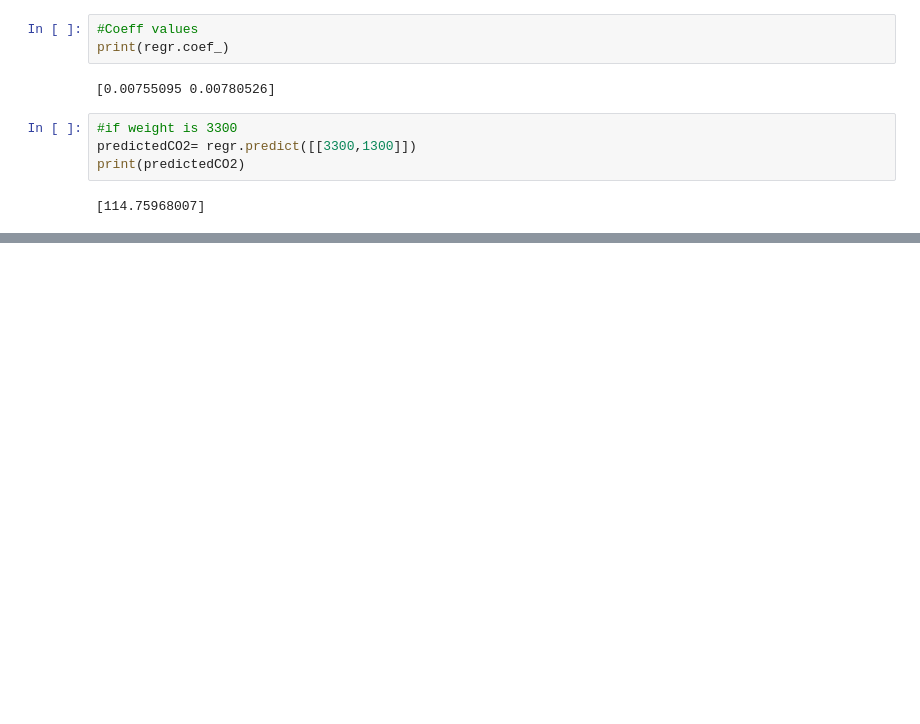
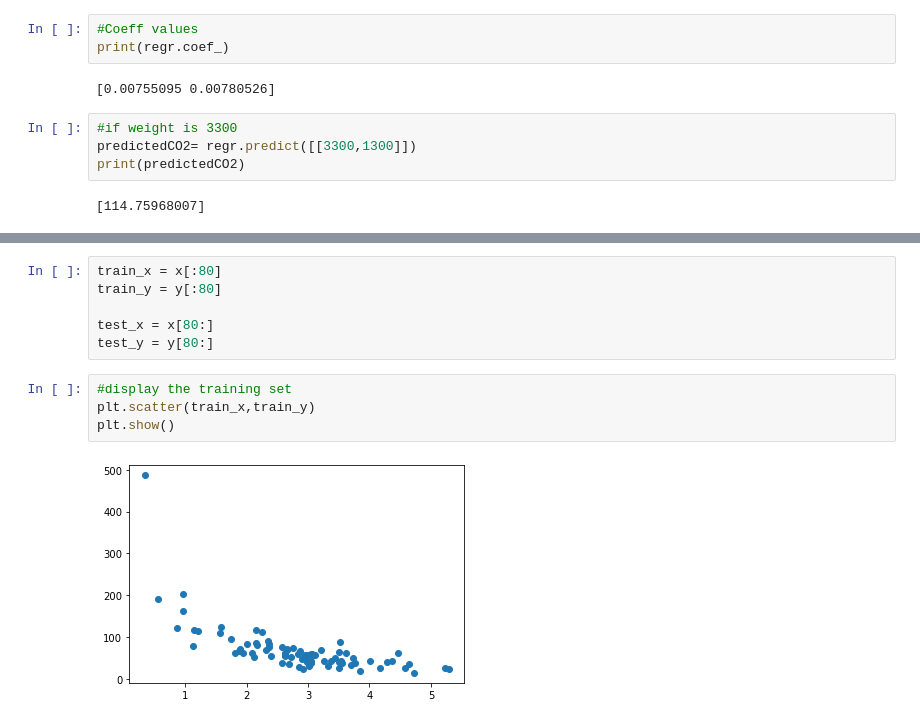
Before and after one commit to ecuerbo/machine-learning, a Jupyter notebook: w3-ml-tutorial.ipynb, the cells around one changed output, grey strips where cells are left out. Drawn from its saved outputs; the diff is of its cells as text; blank space fills up the shorter version.

```diff
--- a/w3-ml-tutorial.ipynb
+++ b/w3-ml-tutorial.ipynb
@@ -385,0 +385,12 @@ predictedCO2 = regr.predict([scaled[0]])
+# %%
+train_x = x[:80]
+train_y = y[:80]
+
+test_x = x[80:]
+test_y = y[80:]
+# %%
+#display the training set
+plt.scatter(train_x,train_y)
+plt.show()
+# %% [output]
+[figure, added]
```
Also changed, not shown: parts of 7 cells of this notebook.
